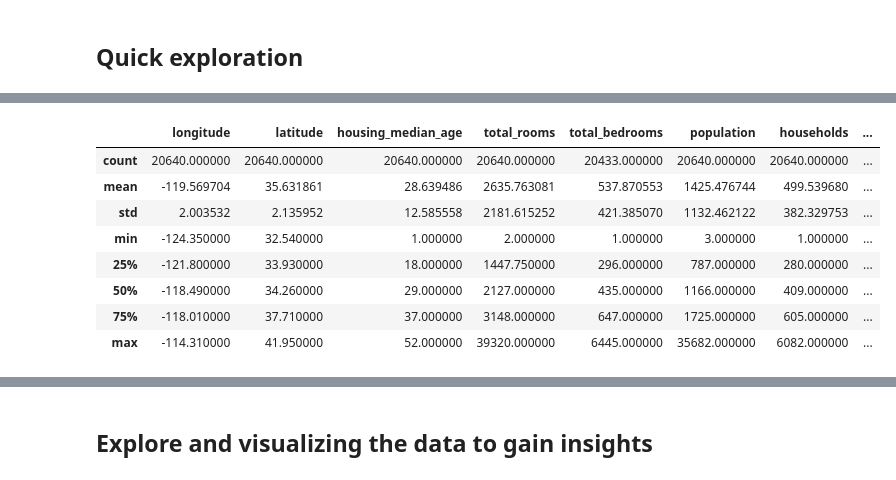
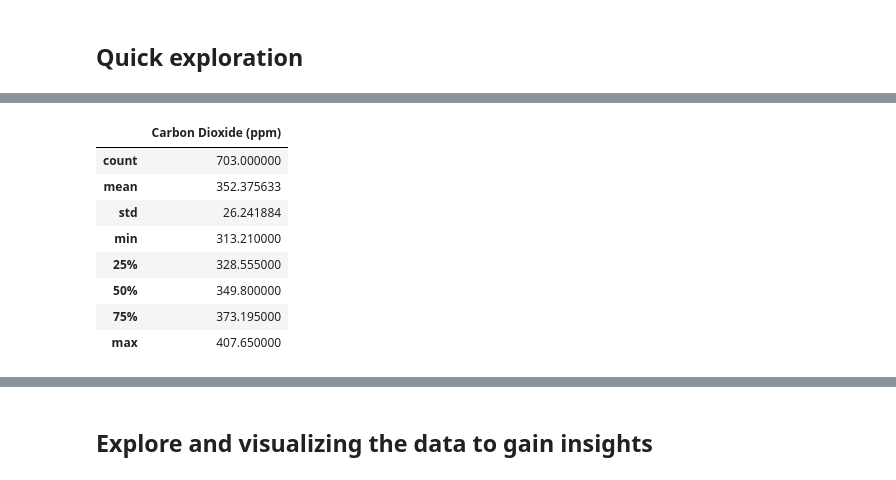
Before and after one commit to thcarole1/Carbon_Dioxide_Levels_in_Atmosphere, a Jupyter notebook: notebooks/Carbon dioxide levels prediction.ipynb, the cells around one changed output, grey strips where cells are left out. Saved outputs shown, nothing was run; the diff lists cells and outputs as text; code cells hidden in the pictures.

```diff
--- a/notebooks/Carbon dioxide levels prediction.ipynb
+++ b/notebooks/Carbon dioxide levels prediction.ipynb
@@ -293,2 +271,7 @@ housing.head()
+# %%
+# We import the data already stored locally.
+path = '../data/raw_data/co2_levels.csv'
+
+co2_levels = pd.read_csv(path)
 # %% [markdown]
 ## Describe the features
@@ -309,0 +303,10 @@ We have the following features : <br>
+# %%
+# Combine year and month into a new column as datetime
+co2_levels['Year_Month'] = pd.to_datetime(co2_levels['Year'].astype(str) + '-' + co2_levels['Month'].astype(str), format='%Y-%m')
+
+# Let's drop year and month column
+co2_levels.drop(columns=["Year", "Month","Decimal Date"], inplace=True, axis=1)
+
+# Let's set Year_Month as new index
+co2_levels.set_index("Year_Month", inplace=True)
+co2_levels.head()
@@ -310,2 +323,7 @@ We have the following features : <br>
+# %%
+# Let's only keep the Carbon dioxide column.
+co2_levels.drop(columns=["Seasonally Adjusted CO2 (ppm)",
+                         "Carbon Dioxide Fit (ppm)",
+                         "Seasonally Adjusted CO2 Fit (ppm)"], inplace=True, axis=1)
 # %%
 # summary of the DataFrame
@@ -331,15 +340,15 @@ memory usage: 1.6+ MB
 # %%
 # Descriptive statistics
-housing.describe()
+co2_levels.describe()
 # %% [output]
-|  | longitude | latitude | housing_median_age | total_rooms | total_bedrooms | population | households | ... |
-| count | 20640.000000 | 20640.000000 | 20640.000000 | 20640.000000 | 20433.000000 | 20640.000000 | 20640.000000 | ... |
-| mean | -119.569704 | 35.631861 | 28.639486 | 2635.763081 | 537.870553 | 1425.476744 | 499.539680 | ... |
-| std | 2.003532 | 2.135952 | 12.585558 | 2181.615252 | 421.385070 | 1132.462122 | 382.329753 | ... |
-| min | -124.350000 | 32.540000 | 1.000000 | 2.000000 | 1.000000 | 3.000000 | 1.000000 | ... |
-| 25% | -121.800000 | 33.930000 | 18.000000 | 1447.750000 | 296.000000 | 787.000000 | 280.000000 | ... |
-| 50% | -118.490000 | 34.260000 | 29.000000 | 2127.000000 | 435.000000 | 1166.000000 | 409.000000 | ... |
-| 75% | -118.010000 | 37.710000 | 37.000000 | 3148.000000 | 647.000000 | 1725.000000 | 605.000000 | ... |
-| max | -114.310000 | 41.950000 | 52.000000 | 39320.000000 | 6445.000000 | 35682.000000 | 6082.000000 | ... |
+|  | Carbon Dioxide (ppm) |
+| count | 703.000000 |
+| mean | 352.375633 |
+| std | 26.241884 |
+| min | 313.210000 |
+| 25% | 328.555000 |
+| 50% | 349.800000 |
+| 75% | 373.195000 |
+| max | 407.650000 |
 # %%
 # Histogram of the DataFrame’s columns
```
Also changed, not shown: parts of 180 cells of this notebook.
